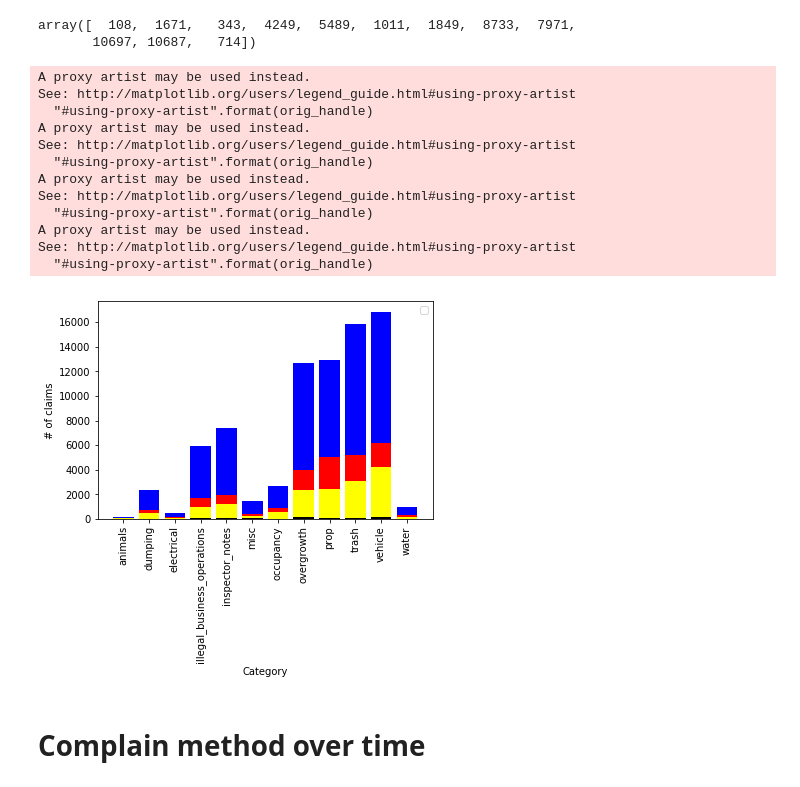
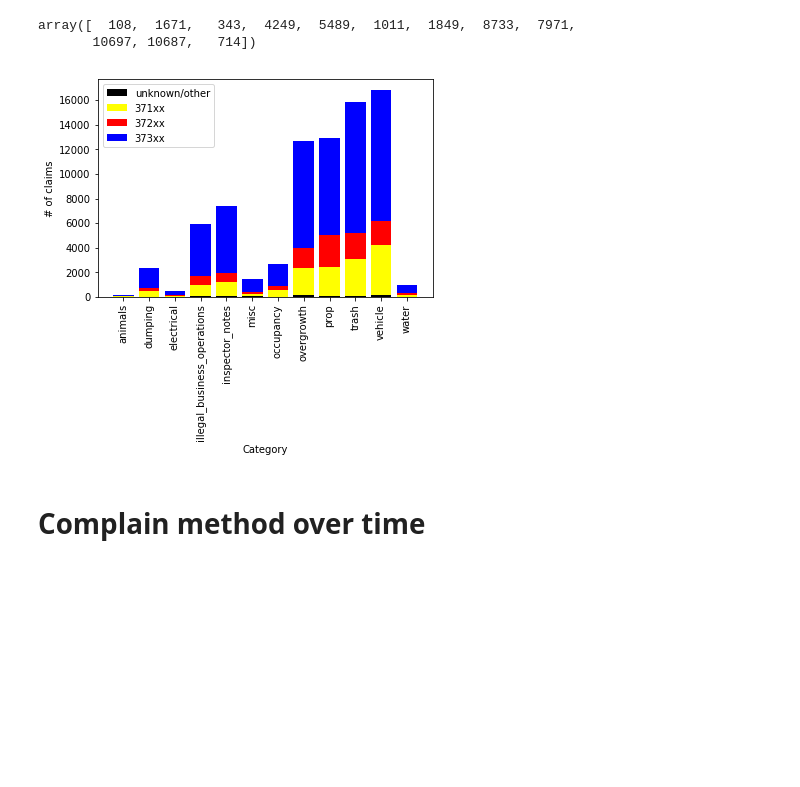
Before and after one commit to shrutijalewar/data-question-2-xtreme-united, a Jupyter notebook: viol_charts.ipynb, the cells around one changed output. Drawn from its saved outputs; the diff is of its cells as text; code cells hidden in the pictures; blank space fills up the shorter version.

```diff
--- a/viol_charts.ipynb
+++ b/viol_charts.ipynb
@@ -272,33 +254,20 @@ y3
 array([  108,  1671,   343,  4249,  5489,  1011,  1849,  8733,  7971,
        10697, 10687,   714])
 # %%
-b0=plt.bar(x,y0,color="black") #unknown
-b1=plt.bar(x,y1,bottom=y0,color='yellow') #371xx
-b2=plt.bar(x,y2,bottom=y1+y0,color="red") #372xx
-b3=plt.bar(x,y3,bottom=y2+y1+y0,color='blue')#373xx
+b0=plt.bar(x,y0,color="black",label='unknown/other') #unknown
+b1=plt.bar(x,y1,bottom=y0,color='yellow',label='371xx') #371xx
+b2=plt.bar(x,y2,bottom=y1+y0,color="red",label='372xx') #372xx
+b3=plt.bar(x,y3,bottom=y2+y1+y0,color='blue',label='373xx')#373xx
 
 plt.xlabel('Category')
 plt.ylabel('# of claims')
 plt.xticks(x,cat_lab,rotation=90)
 plt.savefig('/Users/ghfmhf/git/data-question-2-xtreme-united/Chart_3.png')
 
-plt.legend((y0[0],y1[0],y2[0],y3[0]),('unknown','371xx','372xx','373xx'))
-
+plt.legend()
 plt.show()
 # %% [output]
-A proxy artist may be used instead.
-See: http://matplotlib.org/users/legend_guide.html#using-proxy-artist
-  "#using-proxy-artist".format(orig_handle)
-A proxy artist may be used instead.
-See: http://matplotlib.org/users/legend_guide.html#using-proxy-artist
-  "#using-proxy-artist".format(orig_handle)
-A proxy artist may be used instead.
-See: http://matplotlib.org/users/legend_guide.html#using-proxy-artist
-  "#using-proxy-artist".format(orig_handle)
-A proxy artist may be used instead.
-See: http://matplotlib.org/users/legend_guide.html#using-proxy-artist
-  "#using-proxy-artist".format(orig_handle)
-[figure, old version]
+[figure, new version]
 # %% [markdown]
 # Complain method over time
 # %%
```
Also changed, not shown: parts of 11 cells of this notebook, 6 other files.
